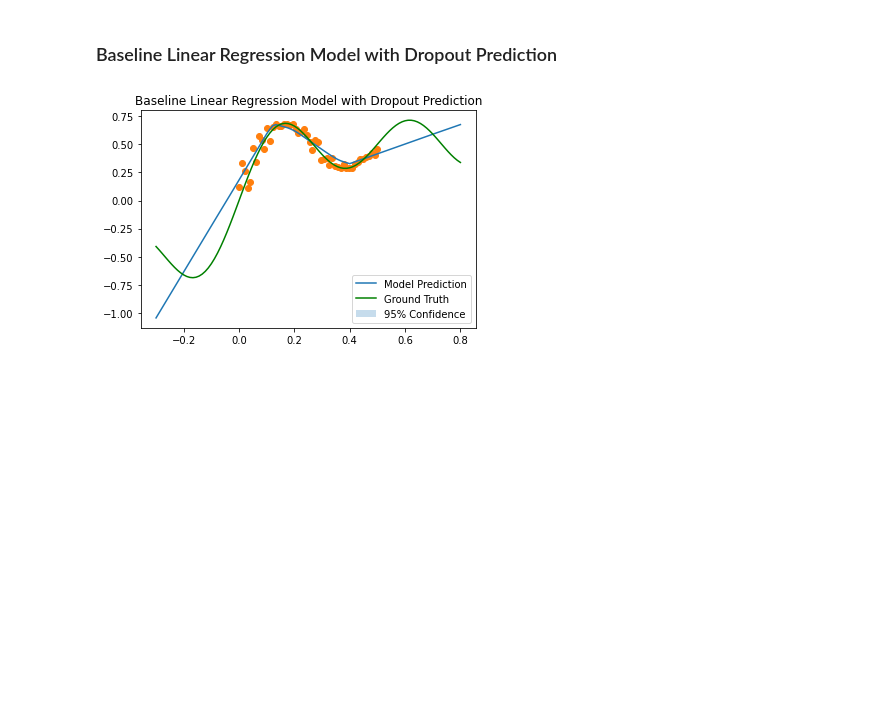
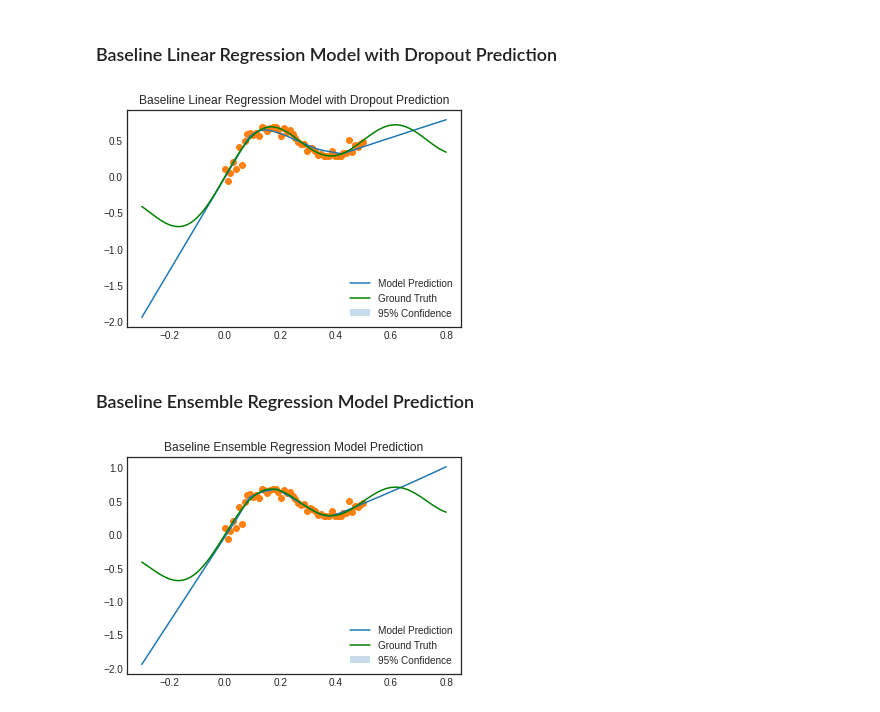
Before and after one commit to MikeS96/bayesbb, a Jupyter notebook: comparisons.ipynb, the cells around one changed output. Saved outputs shown, nothing was run; the diff lists cells and outputs as text; code cells hidden in the pictures; blank space fills up the shorter version.

```diff
--- a/comparisons.ipynb
+++ b/comparisons.ipynb
@@ -196,6 +247,14 @@ plot_model_reults(baseline_lrdrop_model, "Baseline Linear Regression Model with
 # %% [markdown]
 ### Baseline Linear Regression Model with Dropout Prediction
 # %%
-plot_model_reults(baseline_lrdrop_model.eval(), "Baseline Linear Regression Model with Dropout Prediction")
+plot_model_reults(bl_lrdrop_model.eval(),
+                  "Baseline Linear Regression Model with Dropout Prediction")
 # %% [output]
-[figure, old version]
+[figure, new version]
+# %% [markdown]
+### Baseline Ensemble Regression Model Prediction
+# %%
+plot_model_reults(bl_ensemble_reg.eval(),
+                  "Baseline Ensemble Regression Model Prediction")
+# %% [output]
+[figure, added]
```
Also changed, not shown: parts of 12 cells of this notebook.
